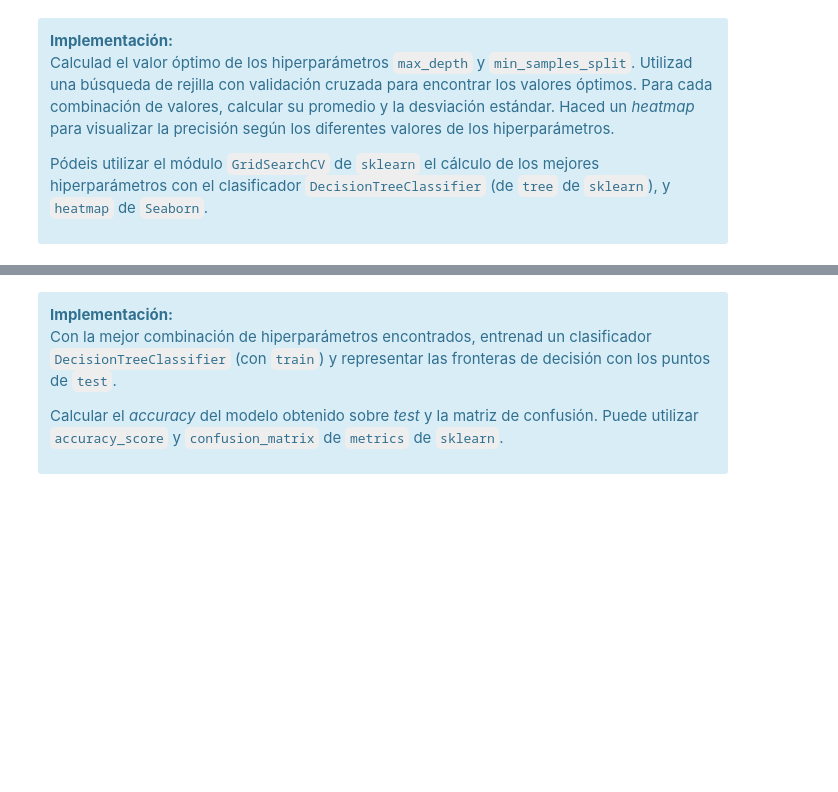
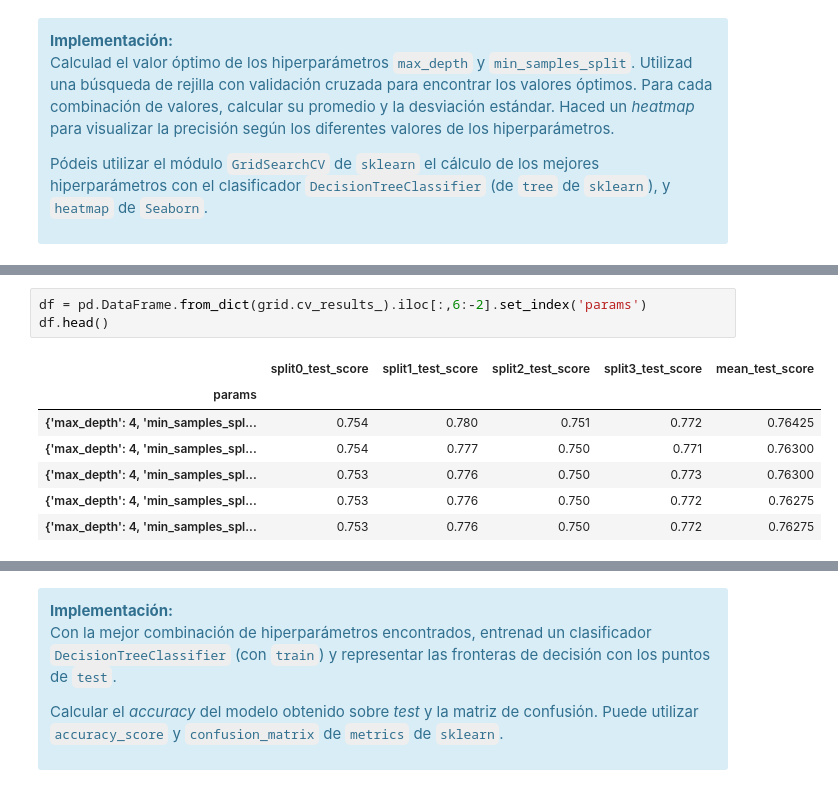
Before and after one commit to angelbujalance/MAME_PEC, a Jupyter notebook: 20221_M2.855_PEC3_Enunciado.ipynb, the cells around one changed output, grey strips where cells are left out. Cells and saved outputs as stored; diff of their text form; blank space fills up the shorter version.

```diff
--- a/20221_M2.855_PEC3_Enunciado.ipynb
+++ b/20221_M2.855_PEC3_Enunciado.ipynb
@@ -458,0 +491,11 @@ Pódeis utilizar el módulo `GridSearchCV` de `sklearn` el cálculo de los mejor
+# %%
+df = pd.DataFrame.from_dict(grid.cv_results_).iloc[:,6:-2].set_index('params')
+df.head()
+# %% [output]
+|  | split0_test_score | split1_test_score | split2_test_score | split3_test_score | mean_test_score |
+| params |  |  |  |  |  |
+| {'max_depth': 4, 'min_samples_spl... | 0.754 | 0.780 | 0.751 | 0.772 | 0.76425 |
+| {'max_depth': 4, 'min_samples_spl... | 0.754 | 0.777 | 0.750 | 0.771 | 0.76300 |
+| {'max_depth': 4, 'min_samples_spl... | 0.753 | 0.776 | 0.750 | 0.773 | 0.76300 |
+| {'max_depth': 4, 'min_samples_spl... | 0.753 | 0.776 | 0.750 | 0.772 | 0.76275 |
+| {'max_depth': 4, 'min_samples_spl... | 0.753 | 0.776 | 0.750 | 0.772 | 0.76275 |
```
Also changed, not shown: parts of 3 cells of this notebook.
